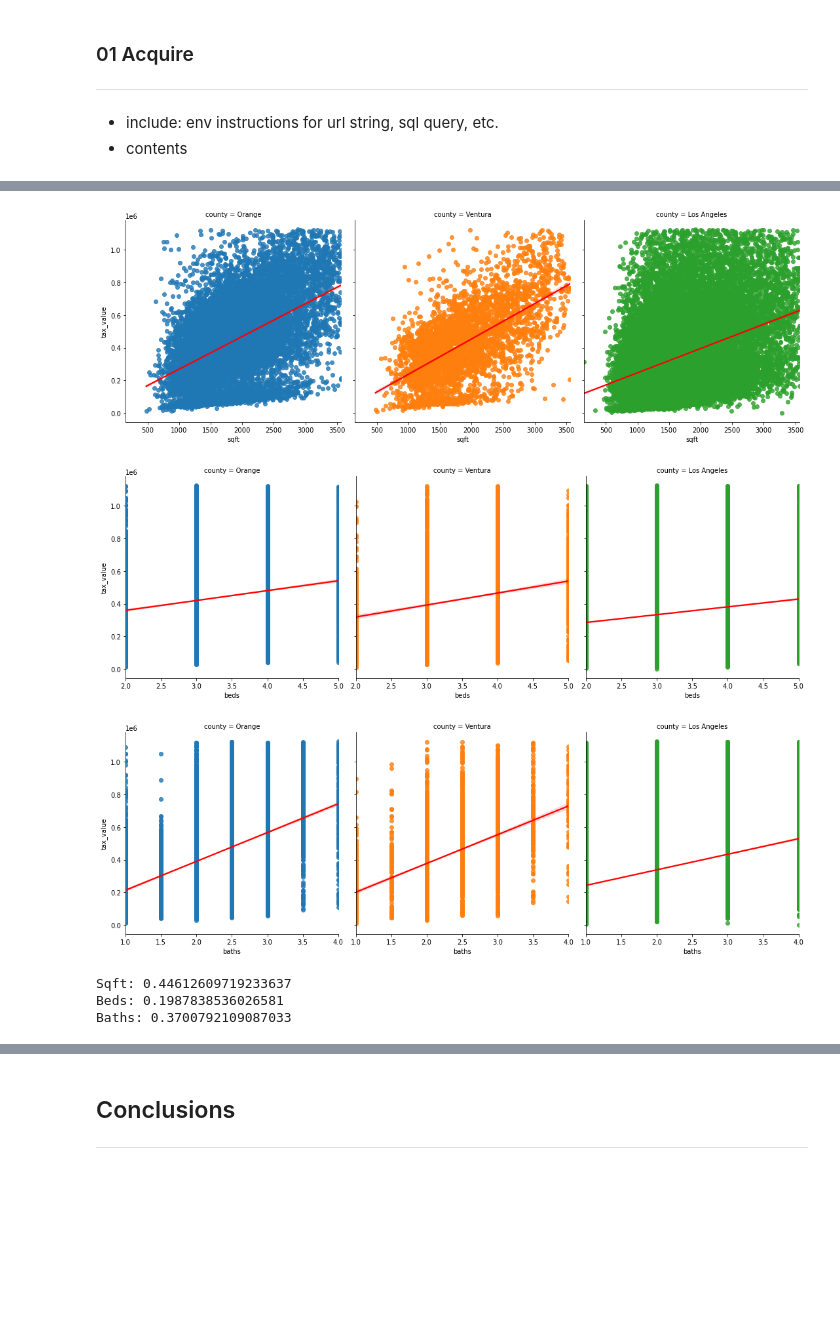
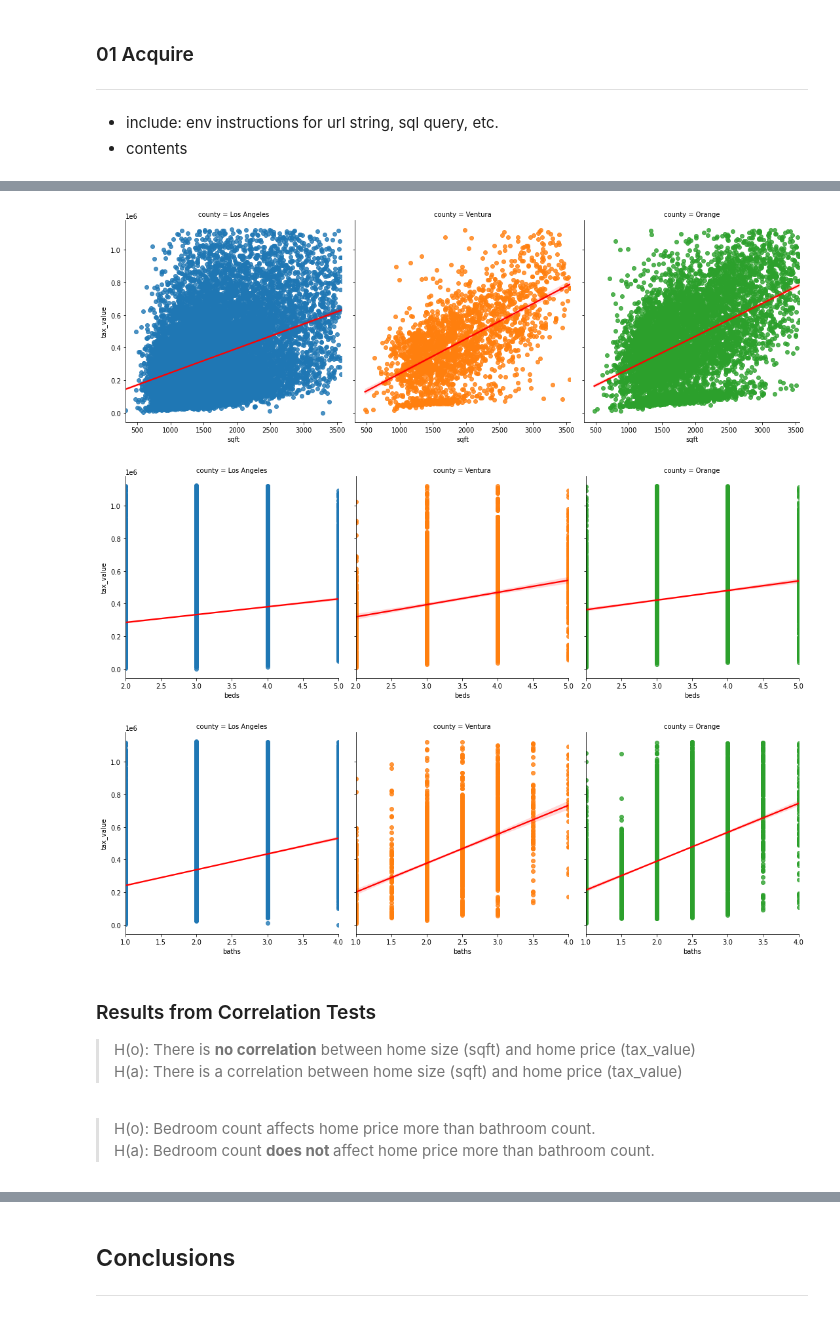
Before and after one commit to Jonessn22/zillow_regression_project, a Jupyter notebook: final_report.ipynb, the cells around one changed output, grey strips where cells are left out. Drawn from its saved outputs; the diff is of its cells as text; code cells hidden in the pictures; blank space fills up the shorter version.

```diff
--- a/final_report.ipynb
+++ b/final_report.ipynb
@@ -127,6 +122,0 @@ df.head()
-# %%
-explore.explore_data(df)
-# %% [output]
-[figure, removed]
-[figure, removed]
-[figure, removed]
@@ -135,8 +123,16 @@ corr_sqft, corr_beds, corr_baths = explore.test_data(df)
-# %%
-print(f'Sqft: {corr_sqft}')
-print(f'Beds: {corr_beds}')
-print(f'Baths: {corr_baths}')
-# %% [output]
-Sqft: 0.44612609719233637
-Beds: 0.1987838536026581
-Baths: 0.3700792109087033
+# %%
+train, validate, test = wrangle.prepare_data()
+# %%
+explore.explore_data(train)
+# %% [output]
+[figure, added]
+[figure, added]
+[figure, added]
+# %% [markdown]
+### Results from Correlation Tests
+>H(o): There is <b>no correlation</b> between home size (sqft) and home price (tax_value)<br>
+H(a): There is a correlation between home size (sqft) and home price (tax_value)<br>
+<br>
+
+>H(o): Bedroom count affects home price more than bathroom count.<br>
+H(a): Bedroom count <b>does not </b>affect home price more than bathroom count.
```
Also changed, not shown: parts of 37 cells of this notebook, 2 other files.
